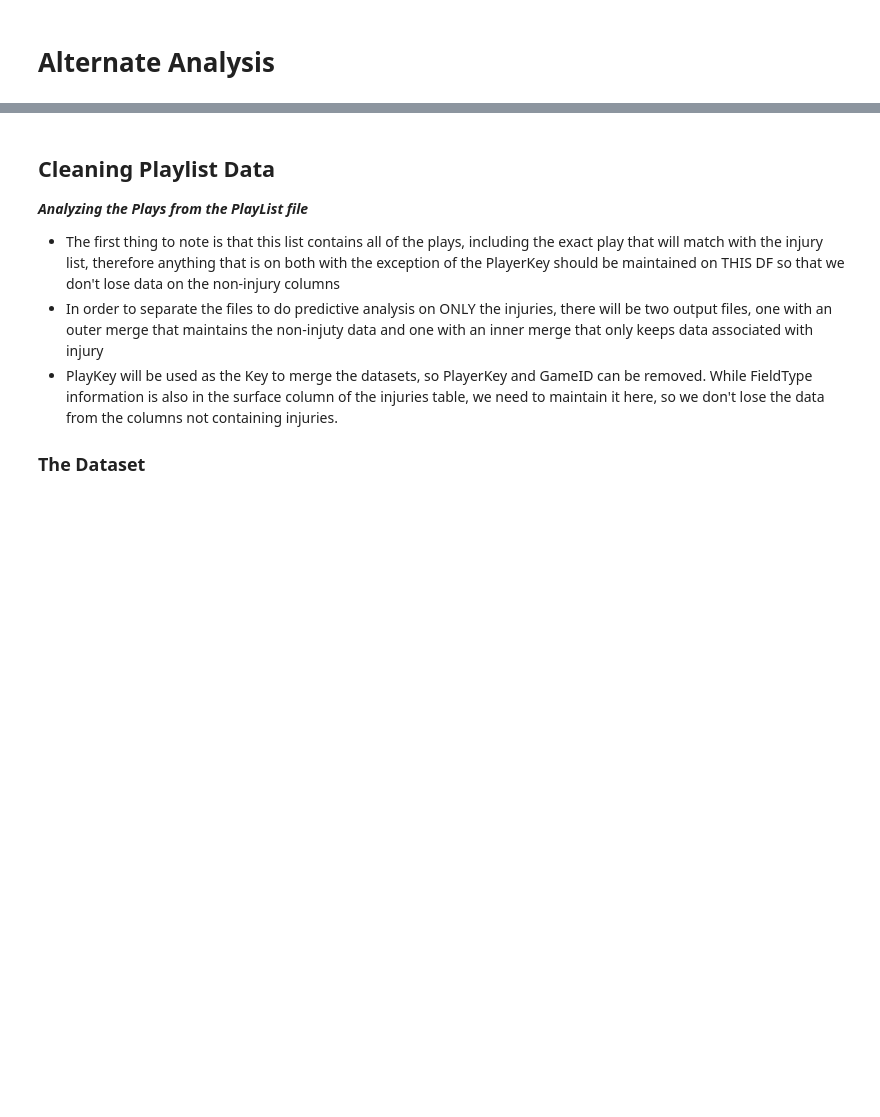
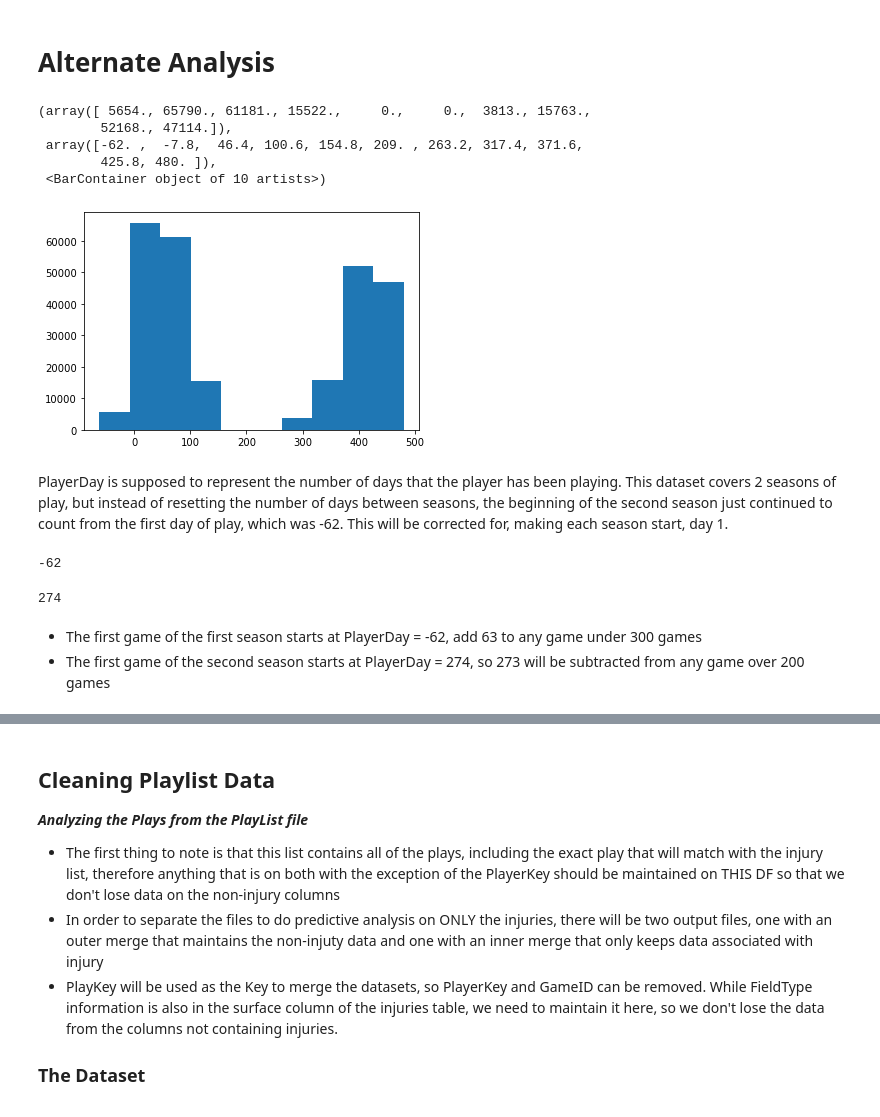
Before and after one commit to agaffney-hub/final-capstone, a Jupyter notebook: Injury_Data_Cleaning_Functions.ipynb, the cells around one changed output, grey strips where cells are left out. Cells and saved outputs as stored; diff of their text form; code cells hidden in the pictures; blank space fills up the shorter version.

```diff
--- a/Injury_Data_Cleaning_Functions.ipynb
+++ b/Injury_Data_Cleaning_Functions.ipynb
@@ -7,3 +8,25 @@ pd.set_option('mode.chained_assignment', None)
 # %%
 playlist = pd.read_csv("NFL_Turf/PlayList.csv")
 injuries = pd.read_csv("NFL_Turf/InjuryRecord.csv")
+# %%
+plt.hist(playlist.PlayerDay)
+# %% [output]
+(array([ 5654., 65790., 61181., 15522.,     0.,     0.,  3813., 15763.,
+        52168., 47114.]),
+ array([-62. ,  -7.8,  46.4, 100.6, 154.8, 209. , 263.2, 317.4, 371.6,
+        425.8, 480. ]),
+ <BarContainer object of 10 artists>)
+[figure, added]
+# %% [markdown]
+PlayerDay is supposed to represent the number of days that the player has been playing. This dataset covers 2 seasons of play, but instead of resetting the number of days between seasons, the beginning of the second season just continued to count from the first day of play, which was -62. This will be corrected for, making each season start, day 1.
+# %%
+min(playlist.PlayerDay)
+# %% [output]
+-62
+# %%
+min(playlist.PlayerDay[playlist.PlayerDay > 200])
+# %% [output]
+274
+# %% [markdown]
+- The first game of the first season starts at PlayerDay = -62, add 63 to any game under 300 games
+- The first game of the second season starts at PlayerDay = 274, so 273 will be subtracted from any game over 200 games
```
Also changed, not shown: parts of 20 cells of this notebook, 2 other files.
